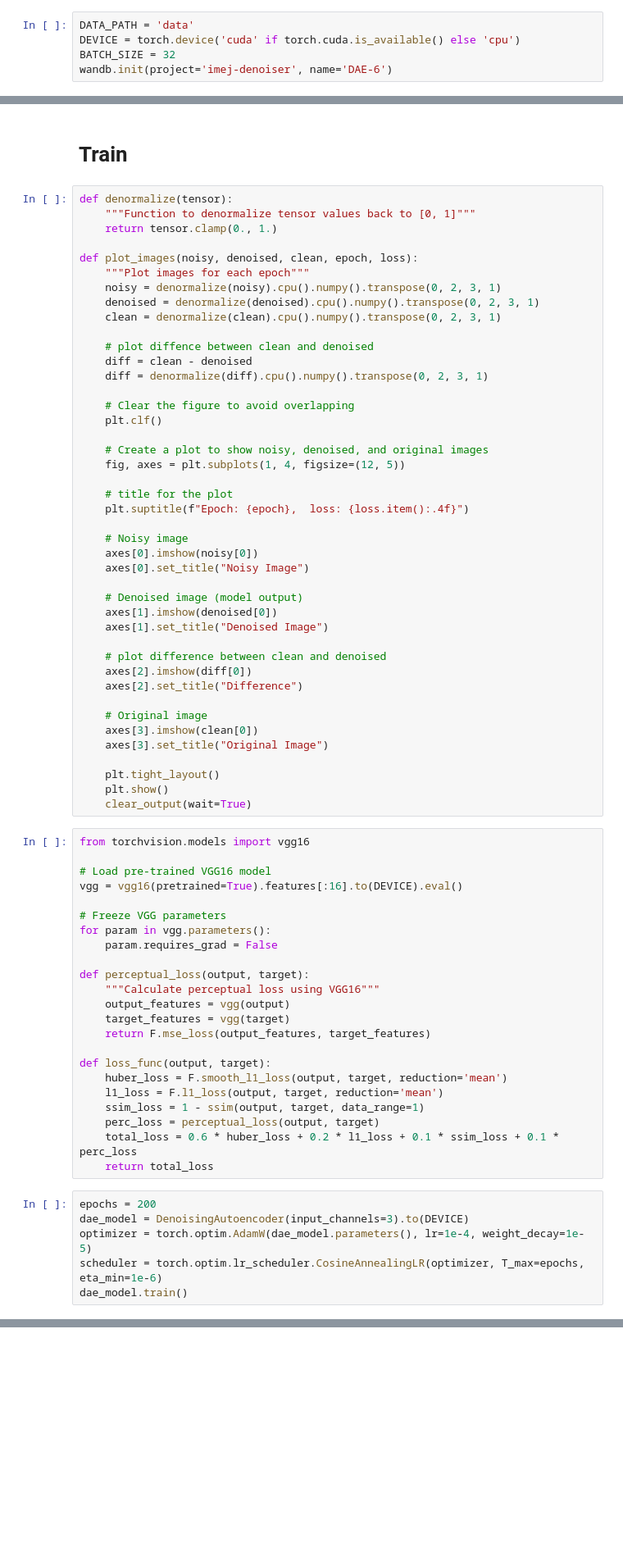
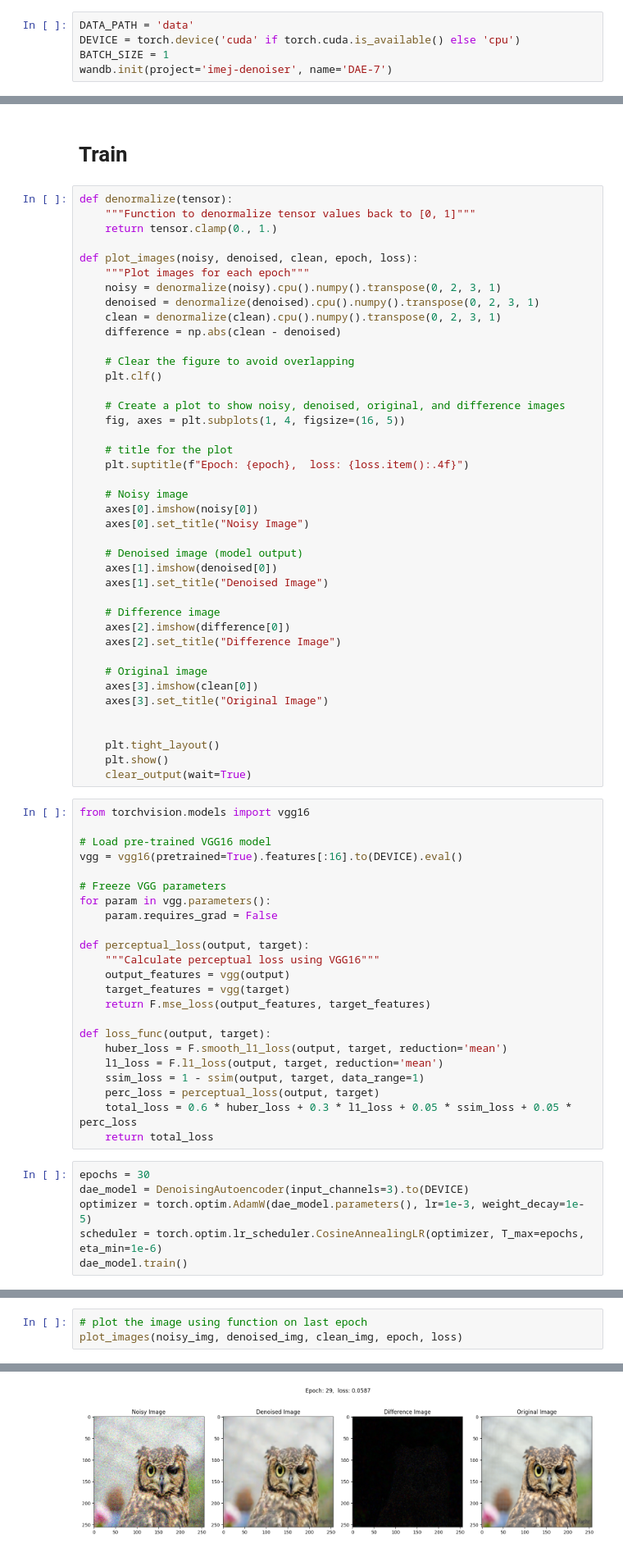
Before and after one commit to Benedixx/imej-denoiser, a Jupyter notebook: train.ipynb, the cells around one changed output, grey strips where cells are left out. Shown at 82% size. Saved outputs shown, nothing was run; the diff lists cells and outputs as text; blank space fills up the shorter version.

```diff
--- a/train.ipynb
+++ b/train.ipynb
@@ -18,8 +19,8 @@ collections.Iterable = collections.abc.Iterable
 # %%
 DATA_PATH = 'data'
 DEVICE = torch.device('cuda' if torch.cuda.is_available() else 'cpu')
-BATCH_SIZE = 32
-wandb.init(project='imej-denoiser', name='DAE-6')
+BATCH_SIZE = 1
+wandb.init(project='imej-denoiser', name='DAE-7')
 # %% [output]
 wandb: Using wandb-core as the SDK backend.  Please refer to https://wandb.me/wandb-core for more information.
 wandb: Currently logged in as: novebritito. Use `wandb login --relogin` to force relogin
@@ -187,16 +198,13 @@ def plot_images(noisy, denoised, clean, epoch, loss):
     noisy = denormalize(noisy).cpu().numpy().transpose(0, 2, 3, 1)
     denoised = denormalize(denoised).cpu().numpy().transpose(0, 2, 3, 1)
     clean = denormalize(clean).cpu().numpy().transpose(0, 2, 3, 1)
-
-    # plot diffence between clean and denoised
-    diff = clean - denoised
-    diff = denormalize(diff).cpu().numpy().transpose(0, 2, 3, 1)
+    difference = np.abs(clean - denoised)
 
     # Clear the figure to avoid overlapping
     plt.clf()
 
-    # Create a plot to show noisy, denoised, and original images
-    fig, axes = plt.subplots(1, 4, figsize=(12, 5))
+    # Create a plot to show noisy, denoised, original, and difference images
+    fig, axes = plt.subplots(1, 4, figsize=(16, 5))
 
     # title for the plot
     plt.suptitle(f"Epoch: {epoch},  loss: {loss.item():.4f}")
@@ -209,14 +217,15 @@ def plot_images(noisy, denoised, clean, epoch, loss):
     axes[1].imshow(denoised[0])
     axes[1].set_title("Denoised Image")
 
-    # plot difference between clean and denoised
-    axes[2].imshow(diff[0])
-    axes[2].set_title("Difference")
+    # Difference image
+    axes[2].imshow(difference[0])
+    axes[2].set_title("Difference Image")
 
     # Original image
     axes[3].imshow(clean[0])
     axes[3].set_title("Original Image")
 
+
     plt.tight_layout()
     plt.show()
     clear_output(wait=True)
@@ -241,12 +250,12 @@ def loss_func(output, target):
     l1_loss = F.l1_loss(output, target, reduction='mean')
     ssim_loss = 1 - ssim(output, target, data_range=1)
     perc_loss = perceptual_loss(output, target)
-    total_loss = 0.6 * huber_loss + 0.2 * l1_loss + 0.1 * ssim_loss + 0.1 * perc_loss
+    total_loss = 0.6 * huber_loss + 0.3 * l1_loss + 0.05 * ssim_loss + 0.05 * perc_loss
     return total_loss
 # %%
-epochs = 200
+epochs = 30
 dae_model = DenoisingAutoencoder(input_channels=3).to(DEVICE)
-optimizer = torch.optim.AdamW(dae_model.parameters(), lr=1e-4, weight_decay=1e-5)
+optimizer = torch.optim.AdamW(dae_model.parameters(), lr=1e-3, weight_decay=1e-5)
 scheduler = torch.optim.lr_scheduler.CosineAnnealingLR(optimizer, T_max=epochs, eta_min=1e-6)
 dae_model.train()
 # %% [output]
@@ -334,0 +357,4 @@ wandb.finish()
+# %%
+# plot the image using function on last epoch
+plot_images(noisy_img, denoised_img, clean_img, epoch, loss)
+# %% [output]
@@ -335,3 +362,4 @@ wandb.finish()
+[figure, added]
 # %%
 # Save the model
 torch.save(dae_model.state_dict(), 'dae_model.pth')
```
Also changed, not shown: parts of 7 cells of this notebook, 5 other files.
